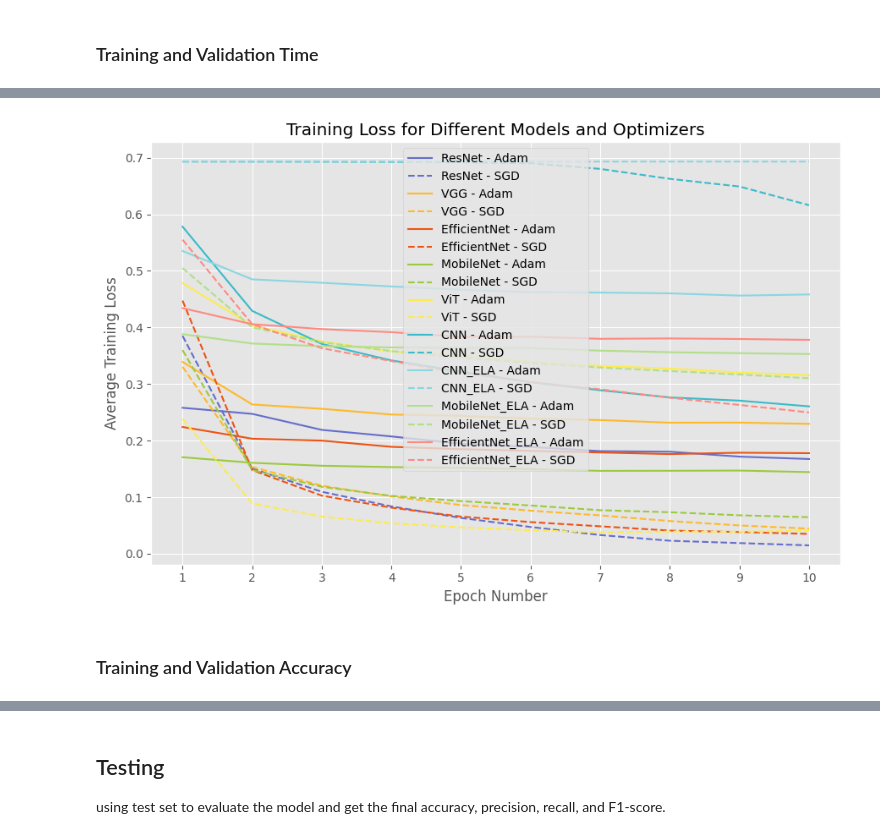
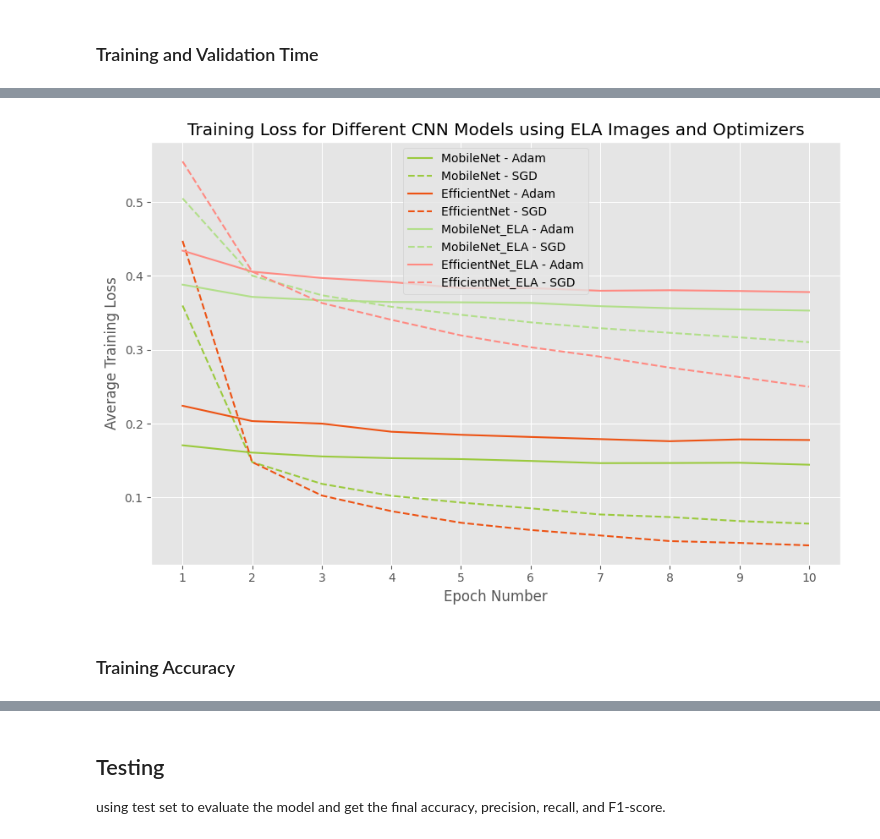
Before and after one commit to ashleylyh/COMP4471_AI_Image_Classification, a Jupyter notebook: model_compare.ipynb, the cells around one changed output, grey strips where cells are left out. Saved outputs shown, nothing was run; the diff lists cells and outputs as text; code cells hidden in the pictures.

```diff
--- a/model_compare.ipynb
+++ b/model_compare.ipynb
@@ -641,15 +527,0 @@ plot_training_time('./training_result/training_times.csv')
-# %%
-# Define models and optimizers
-model_names = ['ResNet', 'VGG', 'EfficientNet', 'MobileNet', 'ViT', 'CNN', 'CNN_ELA', 'MobileNet_ELA', 'EfficientNet_ELA']
-optimizer_names = ['Adam', 'SGD']
-model_colors = {
-    'ResNet': '#666dcb', #'blue',
-    'VGG': '#ffb92a', #'green',
-    'EfficientNet': '#ed5314', #'orange',
-    'MobileNet': "#9bca3e", # 'red',
-    'ViT': '#feeb51', #'purple',
-    'CNN': '#3abbc9', #'black',
-    'CNN_ELA': '#8bd6e1', #'brown',
-    'MobileNet_ELA': '#b2df8a', #'gray',
-    'EfficientNet_ELA': '#ff8a82', #'pink'
-}
@@ -656,36 +578,27 @@ model_colors = {
 # %%
 
+
 # File paths for each model and optimizer
-file_paths_train_loss = {
-    'ResNet_Adam': './training_result/ResNet_TrainLoss.csv',
-    'ResNet_SGD': './training_result/ResNet2_TrainLoss.csv',
-    'VGG_Adam': './training_result/VGG_TrainLoss.csv',
-    'VGG_SGD': './training_result/VGG2_TrainLoss.csv',
+file_paths_train_loss_ela = {
+    'MobileNet_Adam': './training_result/MobileNet_TrainLoss.csv',
+    'MobileNet_SGD': './training_result/MobileNet2_TrainLoss.csv',
     'EfficientNet_Adam': './training_result/Eff_TrainLoss.csv',
     'EfficientNet_SGD': './training_result/Eff2_TrainLoss.csv',
-    'MobileNet_Adam': './training_result/MobileNet_TrainLoss.csv',
-    'MobileNet_SGD': './training_result/MobileNet2_TrainLoss.csv',
-    'ViT_Adam': './training_result/ViT_TrainLoss.csv',
-    'ViT_SGD': './training_result/ViT2_TrainLoss.csv',
-    'CNN_Adam': './training_result/CNN_TrainLoss.csv',
-    'CNN_SGD': './training_result/CNN2_TrainLoss.csv',
-    'CNN_ELA_Adam': './training_result/CNN_ELA_TrainLoss.csv',
-    'CNN_ELA_SGD': './training_result/CNN_ELA2_TrainLoss.csv',
     'MobileNet_ELA_Adam': './training_result/MobileNet_ELA_TrainLoss.csv',
     'MobileNet_ELA_SGD': './training_result/MobileNet_ELA2_TrainLoss.csv',
     'EfficientNet_ELA_Adam': './training_result/EfficientNet_ELA_TrainLoss.csv',
-    'EfficientNet_ELA_SGD': './training_result/EfficientNet_ELA2_TrainLoss.csv'
+    'EfficientNet_ELA_SGD': './training_result/EfficientNet_ELA2_TrainLoss.csv',
 }
 
 # Load loss data
-loss_data = {}
-for key, path in file_paths_train_loss.items():
-    loss_data[key] = load_train_data(path)
+ela_loss_data = {}
+for key, path in file_paths_train_loss_ela.items():
+    ela_loss_data[key] = load_train_data(path)
 
 
 # Plot training loss
-plot_result(loss_data, model_names, optimizer_names, model_colors, 'Training Loss for Different Models and Optimizers', 'Average Training Loss')
+plot_result(ela_loss_data, ela_model_names, optimizer_names, model_colors, 'Training Loss for Different CNN Models using ELA Images and Optimizers', 'Average Training Loss')
 # %% [output]
-[figure, old version]
+[figure, new version]
 # %% [markdown]
-### Training and Validation Accuracy
+### Training Accuracy
```
Also changed, not shown: parts of 50 cells of this notebook, 4 other files.
